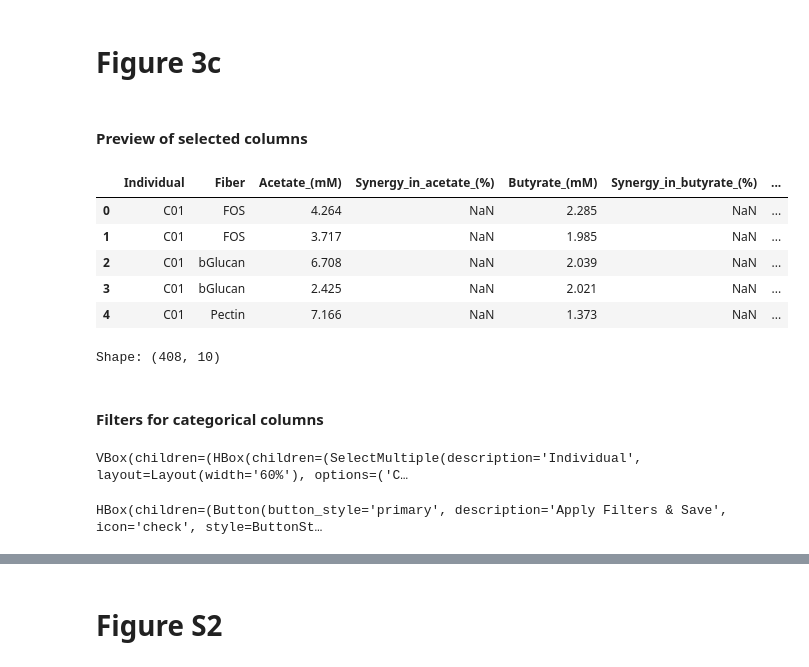
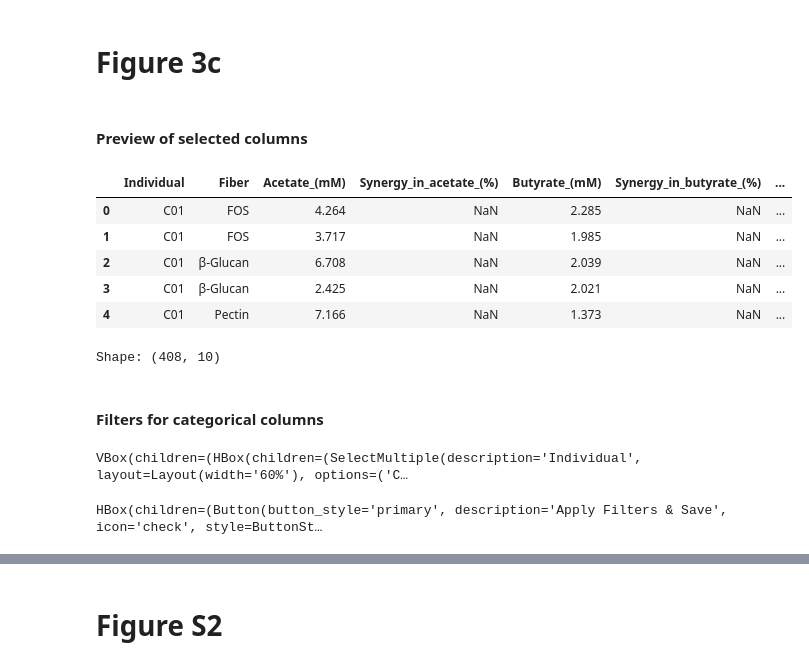
Before and after one commit to Galeano-Garcia-GS/Synergistic-SCFA-production-by-Fiber-Mixture, a Jupyter notebook: New_insights_into_synergistic_boosts_in_SCFA_production_across_health_conditions_induced_by_a_fiber_mixture.ipynb, the cells around one changed output, grey strips where cells are left out. Drawn from its saved outputs; the diff is of its cells as text; code cells hidden in the pictures.

```diff
--- a/New_insights_into_synergistic_boosts_in_SCFA_production_across_health_conditions_induced_by_a_fiber_mixture.ipynb
+++ b/New_insights_into_synergistic_boosts_in_SCFA_production_across_health_conditions_induced_by_a_fiber_mixture.ipynb
@@ -23,7 +19,7 @@ Metadata.xlsx       100%[===================>]  79.97K  --.-KB/s    in 0.01s
 #@title Dataframe
 
 install_dependencies = True  #@param {type:"boolean"}
-excel_file_path = "/content/Metadata.xlsx"  #@param {type:"string"}
+excel_file_path = "/content/Synergistic-SCFA-production-by-Fiber-Mixture/Metadata.xlsx"  #@param {type:"string"}
 sheet_name = "Full"  #@param {type:"string"}
 columns_csv = "Individual, Replicate, Fiber, Acetate_(mM), Expected_acetate_(mM), Butyrate_(mM), Expected_butyrate_(mM), Propionate_(mM), Expected_propionate_(mM), Total_SCFA_(mM), Expected_total_SCFA_(mM)"  #@param {type:"string"}
 enable_filtering = True  #@param {type:"boolean"}
@@ -331,7 +323,7 @@ scp ggaleano@bell.rcac.purdue.edu:/scratch/bell/ggaleano/ANCOM/*.qzv .
 #@title Dataframe
 
 install_dependencies = False  #@param {type:"boolean"}
-excel_file_path = "/content/Metadata.xlsx"  #@param {type:"string"}
+excel_file_path = "/content/Synergistic-SCFA-production-by-Fiber-Mixture/Metadata.xlsx"  #@param {type:"string"}
 sheet_name = "Full"  #@param {type:"string"}
 columns_csv = "Individual,Replicate,Fiber,Synergy_in_acetate_(%),Synergy_in_butyrate_(%),Synergy_in_propionate_(%),Synergy_in_total_SCFA_(%),shannon_entropy,observed_features,pielou_evenness,∆_shannon_entropy,∆_observed_features,∆_pielou_evenness,Initial_shannon_entropy,Initial_observed_features,Initial_pielou_evenness"  #@param {type:"string"}
 enable_filtering = True  #@param {type:"boolean"}
@@ -729,7 +721,7 @@ if output_csv_prefix.strip():
 #@title Dataframe
 
 install_dependencies = False  #@param {type:"boolean"}
-excel_file_path = "/content/Metadata.xlsx"  #@param {type:"string"}
+excel_file_path = "/content/Synergistic-SCFA-production-by-Fiber-Mixture/Metadata.xlsx"  #@param {type:"string"}
 sheet_name = "Full"  #@param {type:"string"}
 columns_csv = "Individual, Fiber, Acetate_(mM), Synergy_in_acetate_(%), Butyrate_(mM), Synergy_in_butyrate_(%), Propionate_(mM), Synergy_in_propionate_(%), Total_SCFA_(mM), Synergy_in_total_SCFA_(%)"  #@param {type:"string"}
 enable_filtering = True  #@param {type:"boolean"}
@@ -819,35 +811,35 @@ def apply_filters_and_save(_):
         df_filtered = df_selected.copy()
         if enable_filtering and filter_widgets:
             for col, parts in filter_widgets.items():
                 chosen = list(parts["widget"].value)
                 include_nan = parts["nan"].value if parts["nan"] else False
                 if chosen or include_nan:
                     mask = df_filtered[col].isin(chosen)
                     if include_nan: mask |= df_filtered[col].isna()
                     df_filtered = df_filtered[mask]
         display(HTML("<h4>Final DataFrame</h4>"))
         display(df_filtered)
         print(f"Final shape: {df_filtered.shape}")
         if create_directory_if_missing and not os.path.exists(output_directory):
             os.makedirs(output_directory, exist_ok=True)
         out_path = os.path.join(output_directory, output_filename)
         if save_format.startswith("Excel"):
             if not out_path.lower().endswith(".xlsx"): out_path += ".xlsx"
             df_filtered.to_excel(out_path, index=include_index)
         else:
             if not out_path.lower().endswith(".csv"): out_path += ".csv"
             df_filtered.to_csv(out_path, index=include_index)
         display(HTML(f"<b>Saved to:</b> <code>{out_path}</code>"))
 
 clear_all_button.on_click(clear_all)
 apply_button.on_click(apply_filters_and_save)
 # %% [output]
 Preview of selected columns
 |  | Individual | Fiber | Acetate_(mM) | Synergy_in_acetate_(%) | Butyrate_(mM) | Synergy_in_butyrate_(%) | ... |
 | 0 | C01 | FOS | 4.264 | NaN | 2.285 | NaN | ... |
 | 1 | C01 | FOS | 3.717 | NaN | 1.985 | NaN | ... |
-| 2 | C01 | bGlucan | 6.708 | NaN | 2.039 | NaN | ... |
-| 3 | C01 | bGlucan | 2.425 | NaN | 2.021 | NaN | ... |
+| 2 | C01 | β-Glucan | 6.708 | NaN | 2.039 | NaN | ... |
+| 3 | C01 | β-Glucan | 2.425 | NaN | 2.021 | NaN | ... |
 | 4 | C01 | Pectin | 7.166 | NaN | 1.373 | NaN | ... |
 Shape: (408, 10)
 Filters for categorical columns
```
Also changed, not shown: parts of 6 cells of this notebook.
